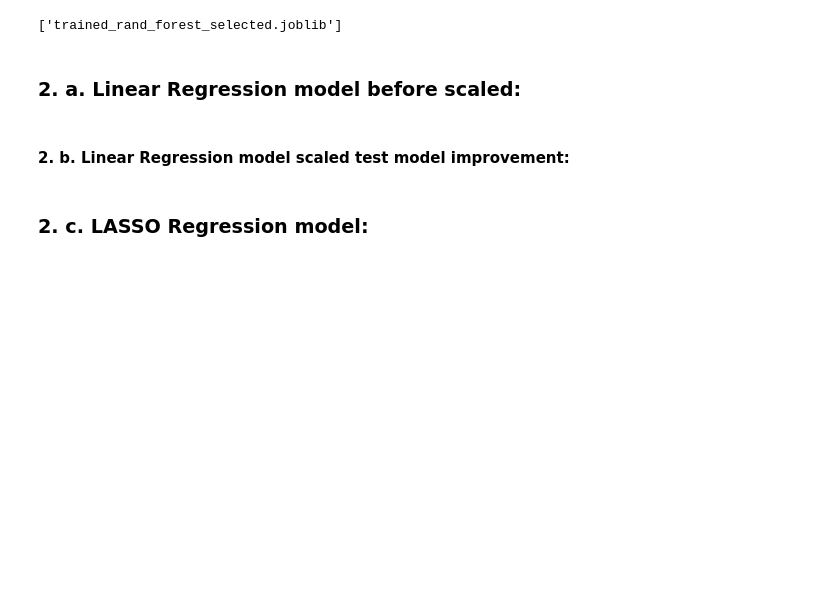
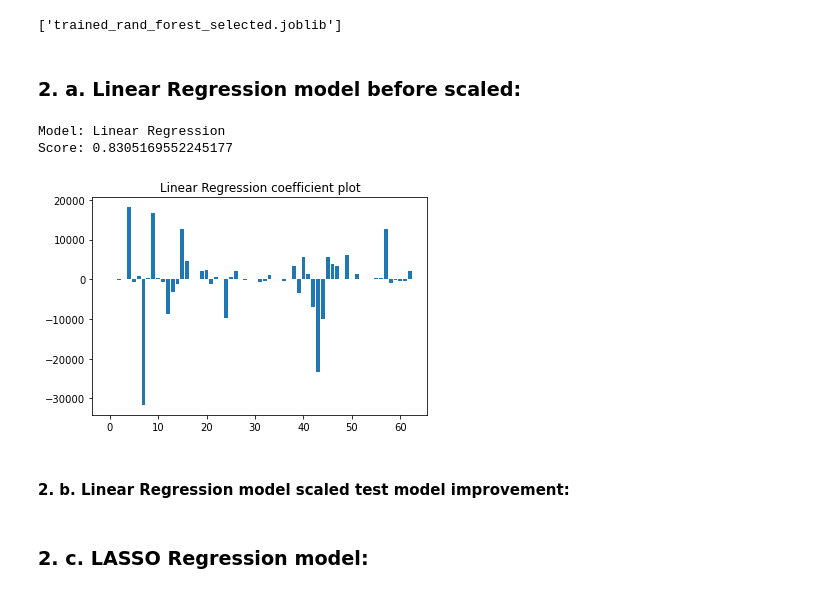
Before and after one commit to NKS8/California-Housing-Price-Predictor, a Jupyter notebook: static/data/housing.ipynb, the cells around one changed output. Cells and saved outputs as stored; diff of their text form; code cells hidden in the pictures; blank space fills up the shorter version.

Commit message:
LR Coefficients plotted and score checked.

```diff
--- a/static/data/housing.ipynb
+++ b/static/data/housing.ipynb
@@ -255,14 +255,18 @@ joblib.dump(reg_sel,"trained_rand_forest_selected.joblib")
 # %%
 X_train, X_test, y_train, y_test = train_test_split(X_df,y_df,test_size=0.20, random_state = 42)
 # %%
-# from sklearn.linear_model import LinearRegression
-# reg = LinearRegression().fit(X_train, y_train)
-# print('Model: Linear Regression')
-# print(f'Score: {reg.score(X_test, y_test)}\n')
-# plt.bar(np.arange(len(reg.coef_)), reg.coef_)
-# plt.title(f'Linear Regression coefficient plot')
-# plt.savefig("../images/LinearRegCoef.png")
-# plt.show()
+from sklearn.linear_model import LinearRegression
+reg = LinearRegression().fit(X_train, y_train)
+print('Model: Linear Regression')
+print(f'Score: {reg.score(X_test, y_test)}\n')
+plt.bar(np.arange(len(reg.coef_)), reg.coef_)
+plt.title(f'Linear Regression coefficient plot')
+plt.savefig("../images/LinearRegCoef.png")
+plt.show()
+# %% [output]
+Model: Linear Regression
+Score: 0.8305169552245177
+[figure, added]
 # %% [markdown]
 #### 2. b. Linear Regression model scaled test model improvement:
 # %%
```
